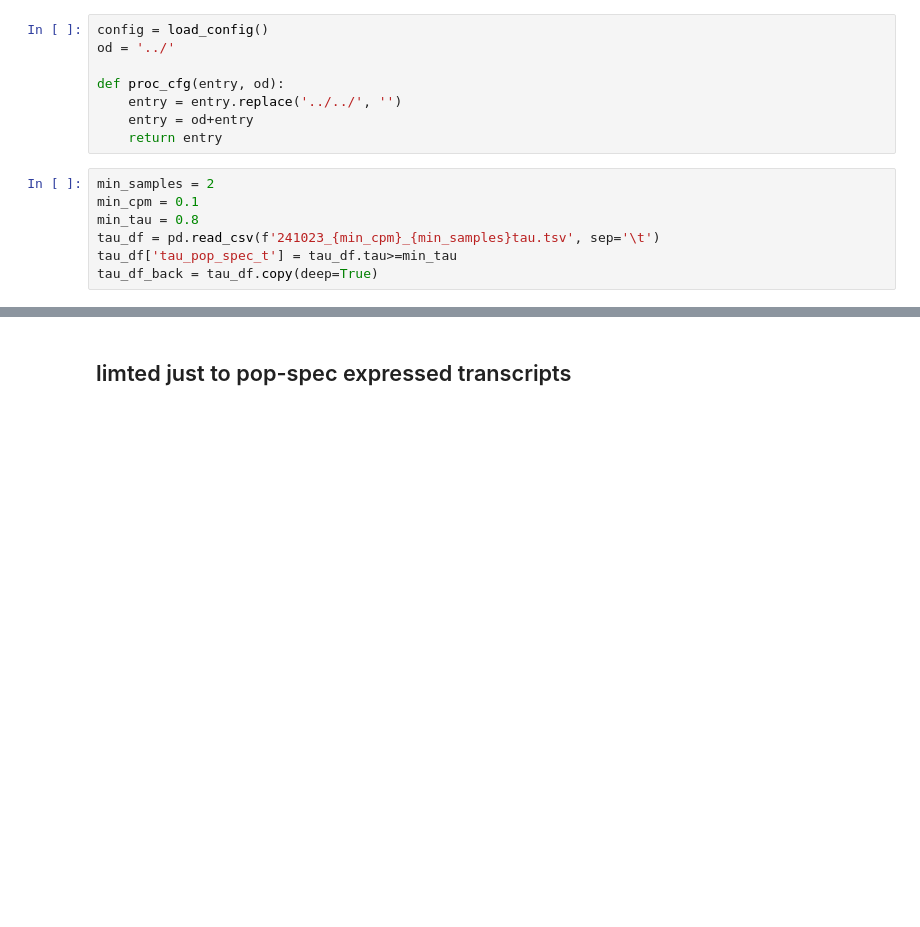
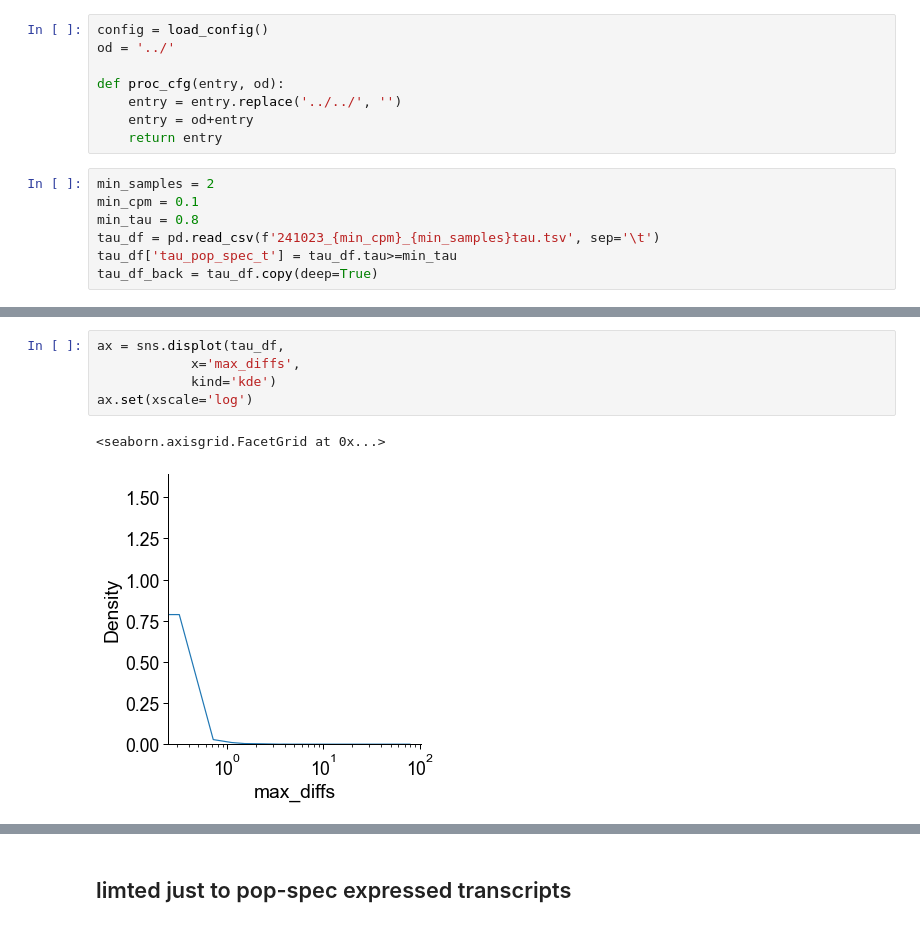
Before and after one commit to fairliereese/240903_pt, a Jupyter notebook: analysis/tau_post_hoc.ipynb, the cells around one changed output, grey strips where cells are left out. Drawn from its saved outputs; the diff is of its cells as text; blank space fills up the shorter version.

```diff
--- a/analysis/tau_post_hoc.ipynb
+++ b/analysis/tau_post_hoc.ipynb
@@ -104,0 +149,8 @@ df.head()
+# %%
+ax = sns.displot(tau_df,
+            x='max_diffs',
+            kind='kde')
+ax.set(xscale='log')
+# %% [output]
+<seaborn.axisgrid.FacetGrid at 0x...>
+[figure, added]
```
Also changed, not shown: parts of 24 cells of this notebook, 5 other files.
